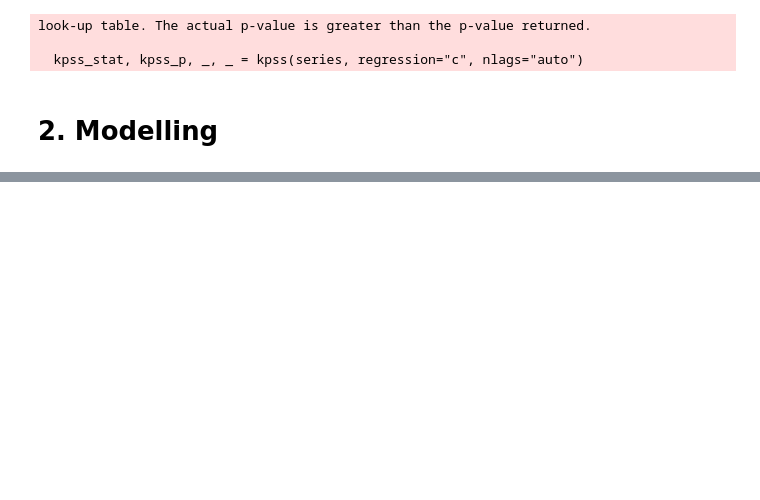
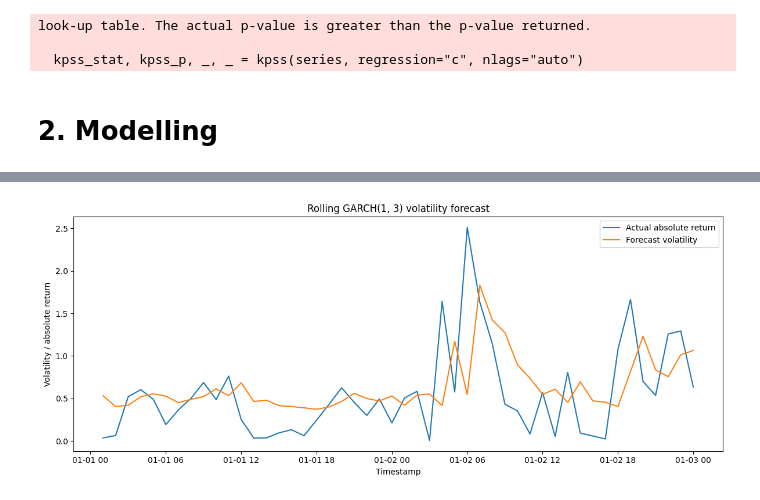
Before and after one commit to AgataJuda/Machine-Learning-for-Data-Analytics, a Jupyter notebook: notebooks/Processed_data.ipynb, the cells around one changed output, grey strips where cells are left out. Cells and saved outputs as stored; diff of their text form; code cells hidden in the pictures; blank space fills up the shorter version.

```diff
--- a/notebooks/Processed_data.ipynb
+++ b/notebooks/Processed_data.ipynb
@@ -617,0 +791,66 @@ Best AIC: -729392.4840
+# %%
+# =========================
+# 10. ROLLING 1-STEP VOLATILITY FORECAST
+# =========================
+
+test_subset_garch = test_garch.iloc[:48].copy()
+history_garch = train_garch.iloc[-500:].copy()
+
+vol_predictions = []
+variance_predictions = []
+
+for t in range(len(test_subset_garch)):
+    model = arch_model(
+        history_garch,
+        mean="Constant",
+        vol="GARCH",
+        p=best_order_garch[0],
+        q=best_order_garch[1],
+        dist="normal"
+    )
+
+    fitted_model = model.fit(disp="off")
+
+    forecast = fitted_model.forecast(horizon=1)
+
+    predicted_variance = forecast.variance.iloc[-1, 0]
+    predicted_volatility = np.sqrt(predicted_variance)
+
+    variance_predictions.append(predicted_variance)
+    vol_predictions.append(predicted_volatility)
+
+    history_garch = pd.concat([
+        history_garch,
+        pd.Series([test_subset_garch.iloc[t]], index=[test_subset_garch.index[t]])
+    ])
+
+volatility_forecast_df = pd.DataFrame({
+    "actual_return": test_subset_garch.values,
+    "forecast_variance": variance_predictions,
+    "forecast_volatility": vol_predictions,
+    "actual_squared_return": test_subset_garch.values ** 2,
+    "actual_abs_return": np.abs(test_subset_garch.values)
+}, index=test_subset_garch.index)
+
+plt.figure(figsize=(12, 5))
+
+plt.plot(
+    volatility_forecast_df.index,
+    volatility_forecast_df["actual_abs_return"],
+    label="Actual absolute return"
+)
+
+plt.plot(
+    volatility_forecast_df.index,
+    volatility_forecast_df["forecast_volatility"],
+    label="Forecast volatility"
+)
+
+plt.title(f"Rolling GARCH{best_order_garch} volatility forecast")
+plt.xlabel("Timestamp")
+plt.ylabel("Volatility / absolute return")
+plt.legend()
+plt.tight_layout()
+plt.show()
+# %% [output]
+[figure, added]
```
Also changed, not shown: parts of 20 cells of this notebook, 2 other files.
